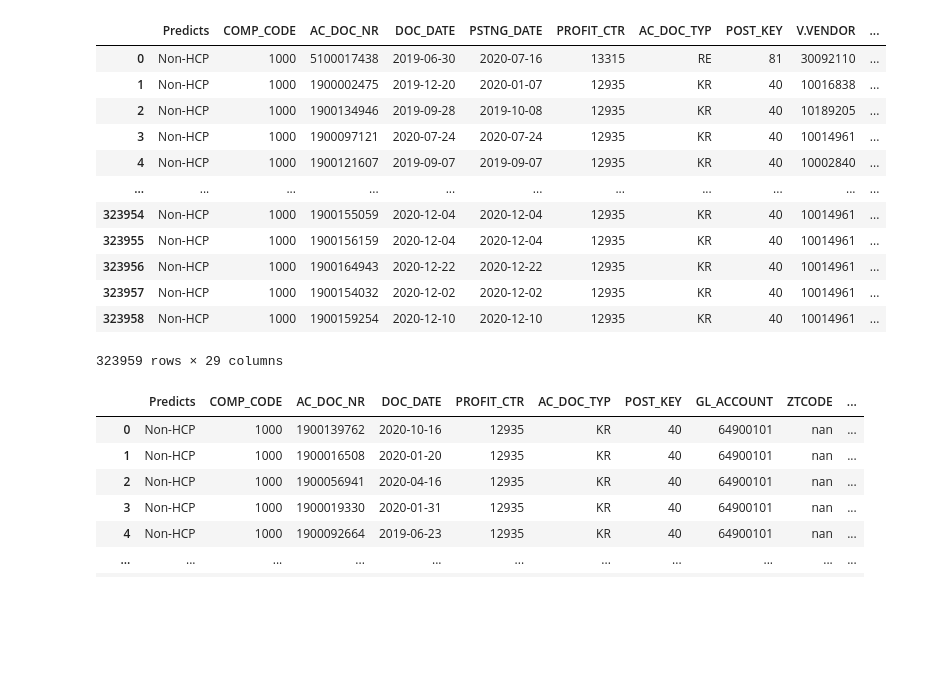
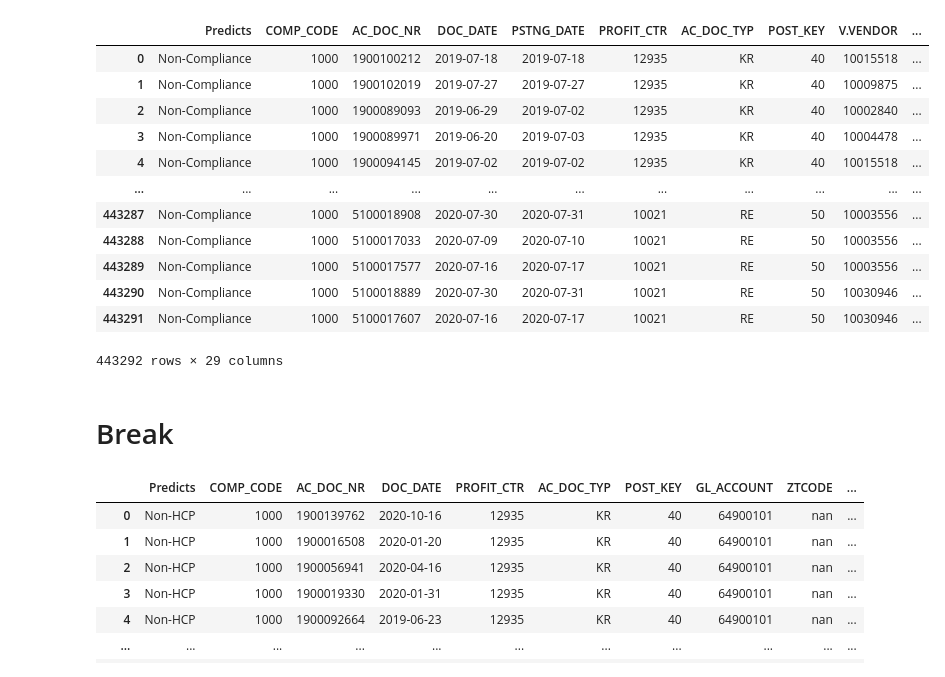
Before and after one commit to dylan1218/ClassificationProject, a Jupyter notebook: ModelsDL_supervisedBinary.ipynb, the cells around one changed output. Drawn from its saved outputs; the diff is of its cells as text; code cells hidden in the pictures; blank space fills up the shorter version.

```diff
--- a/ModelsDL_supervisedBinary.ipynb
+++ b/ModelsDL_supervisedBinary.ipynb
@@ -27,8 +27,8 @@ cv = CountVectorizer()
 #Classification field is for the multi-way classification training
 
 #df DataFrame is used for training. Using old less accurate data, and new more accurate data for validation
-df_train_old = pd.read_csv(pathBase + "\Datasets\TeraSample_Supervised_MM.csv")
-df_train_new =  pd.read_csv(pathBase + "\Datasets\HCP_TrainNew.csv")
+#df_train_old = pd.read_csv(pathBase + "\Datasets\TeraSample_Supervised_MM.csv")
+df_train_new =  pd.read_csv(pathBase + "\Datasets\HCP_Train.csv")
 
 #df_train_old = df_train_old.loc[df_train_old.Classification.isnull() == False]
 
@@ -36,12 +36,11 @@ df_train_new =  pd.read_csv(pathBase + "\Datasets\HCP_TrainNew.csv")
 df = df_train_new
 
 #dfValidate is used for unlabeled data
-dfValidate = pd.read_csv(pathBase + "\Datasets\HCPTestComp1000_Full Data.csv")
+dfValidate = pd.read_csv(pathBase + "\Datasets\HCP Classifications_1000_Test.csv")
 dfValidate['HCPClass'] = '' #initialized a blank target feature, note: use Classification for multi-class and HCPClass for binary
 #df_test = pd.read_csv(pathBase + "\Datasets\HCP_TestNew.csv")
 #dfOP = pd.read_csv(pathBase + "\Datasets\OpenPmntsVendors.csv")
 
-dfNames = pd.read_csv(pathBase+ "\Datasets\CensusNameMaster.csv")
 
 with pd.option_context('display.max_rows', None, 'display.max_columns', None):
     print(df.astype('object').describe().transpose())
@@ -133,7 +132,7 @@ df['V.BI_ACCNT_TGRPV'] = df['V.BI_ACCNT_TGRPV'].astype("str")
 
 
 #Filter data for relavent rows
-df = df[ ((df.POST_KEY == '40') | (df.POST_KEY == '81')) & (df.GL_ACCOUNT >= 40000000)]
+#df = df[ ((df.POST_KEY == '40') | (df.POST_KEY == '81')) & (df.GL_ACCOUNT >= 40000000)]
 
 df['GL_ACCOUNT'] = df['GL_ACCOUNT'].astype('str')
 #Filter data for relavent rows
@@ -229,6 +228,7 @@ dfValidate['V.BIC_ZTERMPAY'] = dfValidate['V.BIC_ZTERMPAY'].astype('str') #no lo
 dfValidate['MATL_GROUP'] = dfValidate['MATL_GROUP'].astype('str')
 dfValidate['ACCNT_GRPV'] = dfValidate['ACCNT_GRPV'].astype('str')
 dfValidate['HCPClass'] = dfValidate['HCPClass'].astype('object')
+dfValidate['Classification'] = dfValidate['Classification'].astype('object')
 dfValidate['Compliance_Bucket'] = dfValidate['Compliance_Bucket'].astype("object")
 dfValidate['V.BI_ACCNT_TGRPV'] = dfValidate['V.BI_ACCNT_TGRPV'].astype("str")
 
@@ -236,7 +236,7 @@ dfValidate['V.BI_ACCNT_TGRPV'] = dfValidate['V.BI_ACCNT_TGRPV'].astype("str")
 
 
 #Filter data for relavent rows
-dfValidate = dfValidate[ ((dfValidate.POST_KEY == '40') | (dfValidate.POST_KEY == '81')) & (dfValidate.GL_ACCOUNT >= 40000000)]
+#dfValidate = dfValidate[ ((dfValidate.POST_KEY == '40') | (dfValidate.POST_KEY == '81')) & (dfValidate.GL_ACCOUNT >= 40000000)]
 
 dfValidate['GL_ACCOUNT'] = dfValidate['GL_ACCOUNT'].astype('str')
 #Filter data for relavent rows
@@ -455,11 +458,8 @@ Fitting 2 folds for each of 1 candidates, totalling 2 fits
 ----Running final model fit----
 # %%
 import pickle
-with open(pathBase + "\Datasets\ModelOldNew_TextVector.pk1", 'wb') as f:
+with open(pathBase + "\Datas.ets\ModelOldNew_TextVector.pk1", 'wb') as f:
     pickle.dump(model, f)
-
-with open(pathBase + "\Datasets\ModelOldNew_TextVector.pk1", 'rb') as f:
-    model = pickle.load(f)
 # %%
 model.models['XGB']['GSCV']
 # %% [output]
@@ -475,37 +475,45 @@ XGBClassifier(base_score=0.5, booster='gbtree', colsample_bylevel=1,
               verbosity=0)
 # %%
 #Cleanlab for noisy labels
+import pickle
+featureList = ['COMP_CODE', 'AC_DOC_NR', 'PROFIT_CTR', 'AC_DOC_TYP', 'POST_KEY', 'GL_ACCOUNT','ZTCODE', 'DEB_CRE_USD', 'V.BIC_ZTERMPAY', 'MATL_GROUP', 'V.BI_ACCNT_TGRPV', 'HCPClass', 'TriggerWord_HCP','TriggerWord_HCO','TriggerWord_GOVT','DateEqual', 'TransMean', 'TransCount','Compliance_Bucket']
+
+with open(pathBase + "\Datasets\ModelOldNew_TextVector.pk1", 'rb') as f:
+    model = pickle.load(f)
+
 modelValidate = Supervised_Analyzer(dfValidate)
 modelValidate = modelValidate.set_features(featureList).set_traintestsplit('HCPClass', 0, modelTraining=False)
 modelValidate.x_transformer = model.x_transformer
 modelValidate = modelValidate.transformFeatures()
 
 predicts = model.models['XGB']['GSCV'].predict(modelValidate.x_test)
 
 df_test_x = modelValidate.df_test_x.reset_index(drop=True)
 df_test_y = modelValidate.df_test_y.reset_index(drop=True)
 df_predicts = pd.DataFrame({"Predicts":predicts})
 dfConcat = pd.concat([df_predicts,dfValidate, df_test_y], axis=1)
 
 #pd.DataFrame({"Predicts":predicts}) #0 to 3232 index
 #model.df_test_y.to_frame().reset_index(drop=True) # 0 to 3232 index
 #model.df_test_x.reset_index(drop=True) # 0 to 3232 index
 dfConcat.to_csv(r'C:\Users\dylan.levine\Downloads\HCPValidate.csv')
 dfConcat
 # %% [output]
 |  | Predicts | COMP_CODE | AC_DOC_NR | DOC_DATE | PSTNG_DATE | PROFIT_CTR | AC_DOC_TYP | POST_KEY | V.VENDOR | ... |
-| 0 | Non-HCP | 1000 | 5100017438 | 2019-06-30 | 2020-07-16 | 13315 | RE | 81 | 30092110 | ... |
-| 1 | Non-HCP | 1000 | 1900002475 | 2019-12-20 | 2020-01-07 | 12935 | KR | 40 | 10016838 | ... |
-| 2 | Non-HCP | 1000 | 1900134946 | 2019-09-28 | 2019-10-08 | 12935 | KR | 40 | 10189205 | ... |
-| 3 | Non-HCP | 1000 | 1900097121 | 2020-07-24 | 2020-07-24 | 12935 | KR | 40 | 10014961 | ... |
-| 4 | Non-HCP | 1000 | 1900121607 | 2019-09-07 | 2019-09-07 | 12935 | KR | 40 | 10002840 | ... |
+| 0 | Non-Compliance | 1000 | 1900100212 | 2019-07-18 | 2019-07-18 | 12935 | KR | 40 | 10015518 | ... |
+| 1 | Non-Compliance | 1000 | 1900102019 | 2019-07-27 | 2019-07-27 | 12935 | KR | 40 | 10009875 | ... |
+| 2 | Non-Compliance | 1000 | 1900089093 | 2019-06-29 | 2019-07-02 | 12935 | KR | 40 | 10002840 | ... |
+| 3 | Non-Compliance | 1000 | 1900089971 | 2019-06-20 | 2019-07-03 | 12935 | KR | 40 | 10004478 | ... |
+| 4 | Non-Compliance | 1000 | 1900094145 | 2019-07-02 | 2019-07-02 | 12935 | KR | 40 | 10015518 | ... |
 | ... | ... | ... | ... | ... | ... | ... | ... | ... | ... | ... |
-| 323954 | Non-HCP | 1000 | 1900155059 | 2020-12-04 | 2020-12-04 | 12935 | KR | 40 | 10014961 | ... |
-| 323955 | Non-HCP | 1000 | 1900156159 | 2020-12-04 | 2020-12-04 | 12935 | KR | 40 | 10014961 | ... |
-| 323956 | Non-HCP | 1000 | 1900164943 | 2020-12-22 | 2020-12-22 | 12935 | KR | 40 | 10014961 | ... |
-| 323957 | Non-HCP | 1000 | 1900154032 | 2020-12-02 | 2020-12-02 | 12935 | KR | 40 | 10014961 | ... |
-| 323958 | Non-HCP | 1000 | 1900159254 | 2020-12-10 | 2020-12-10 | 12935 | KR | 40 | 10014961 | ... |
+| 443287 | Non-Compliance | 1000 | 5100018908 | 2020-07-30 | 2020-07-31 | 10021 | RE | 50 | 10003556 | ... |
+| 443288 | Non-Compliance | 1000 | 5100017033 | 2020-07-09 | 2020-07-10 | 10021 | RE | 50 | 10003556 | ... |
+| 443289 | Non-Compliance | 1000 | 5100017577 | 2020-07-16 | 2020-07-17 | 10021 | RE | 50 | 10003556 | ... |
+| 443290 | Non-Compliance | 1000 | 5100018889 | 2020-07-30 | 2020-07-31 | 10021 | RE | 50 | 10030946 | ... |
+| 443291 | Non-Compliance | 1000 | 5100017607 | 2020-07-16 | 2020-07-17 | 10021 | RE | 50 | 10030946 | ... |
-323959 rows × 29 columns
+443292 rows × 29 columns
+# %% [markdown]
+# Break
 # %%
 predicts = model.models['XGB']['GSCV'].predict(model.x_test)
 
```
Also changed, not shown: parts of 8 cells of this notebook, 1 other file.
